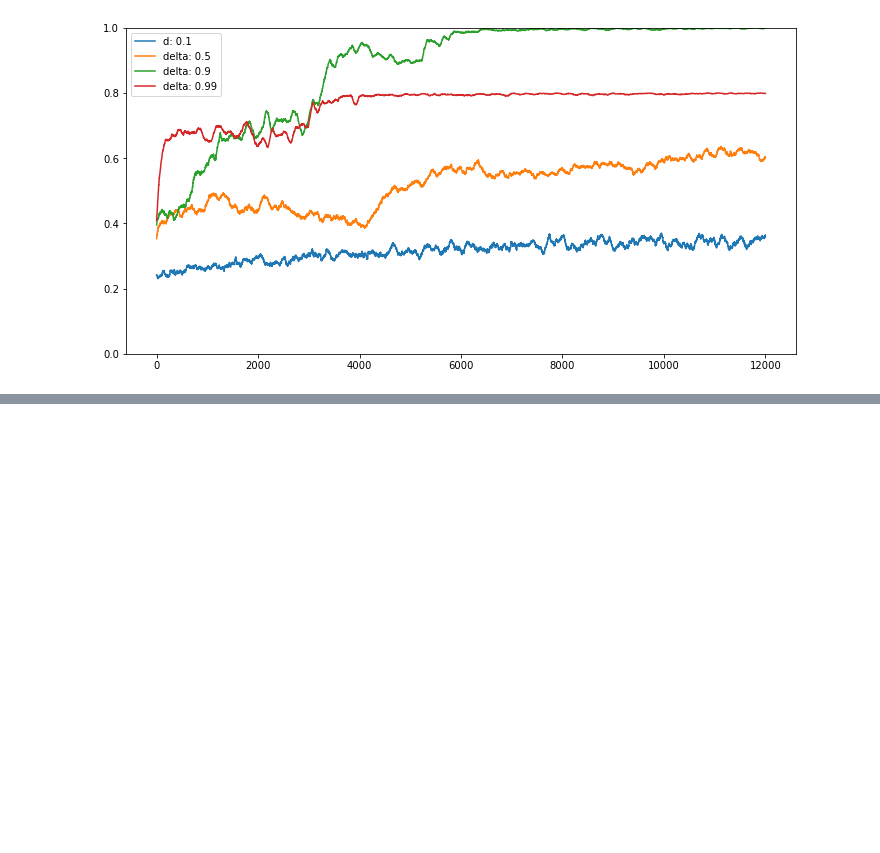
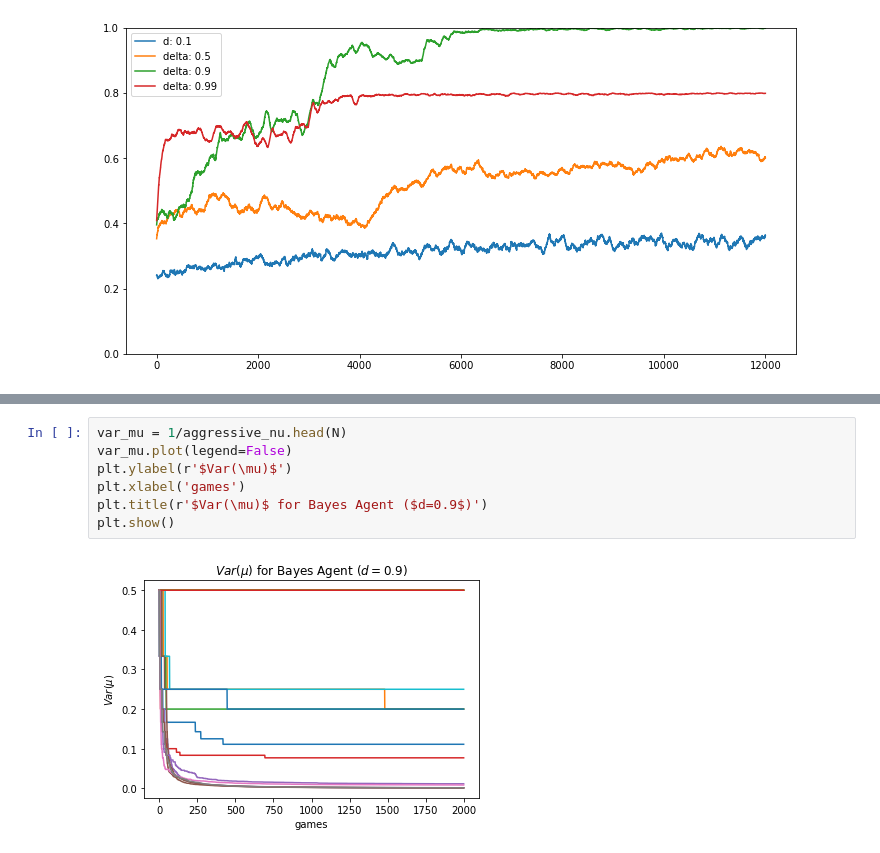
Before and after one commit to MartenThompson/rl-nim, a Jupyter notebook: code/visualization.ipynb, the cells around one changed output, grey strips where cells are left out. Cells and saved outputs as stored; diff of their text form; blank space fills up the shorter version.

```diff
--- a/code/visualization.ipynb
+++ b/code/visualization.ipynb
@@ -883,0 +868,9 @@ plt.show()
+# %%
+var_mu = 1/aggressive_nu.head(N)
+var_mu.plot(legend=False)
+plt.ylabel(r'$Var(\mu)$')
+plt.xlabel('games')
+plt.title(r'$Var(\mu)$ for Bayes Agent ($d=0.9$)')
+plt.show()
+# %% [output]
+[figure, added]
```
Also changed, not shown: parts of 18 cells of this notebook, 1 other file.
